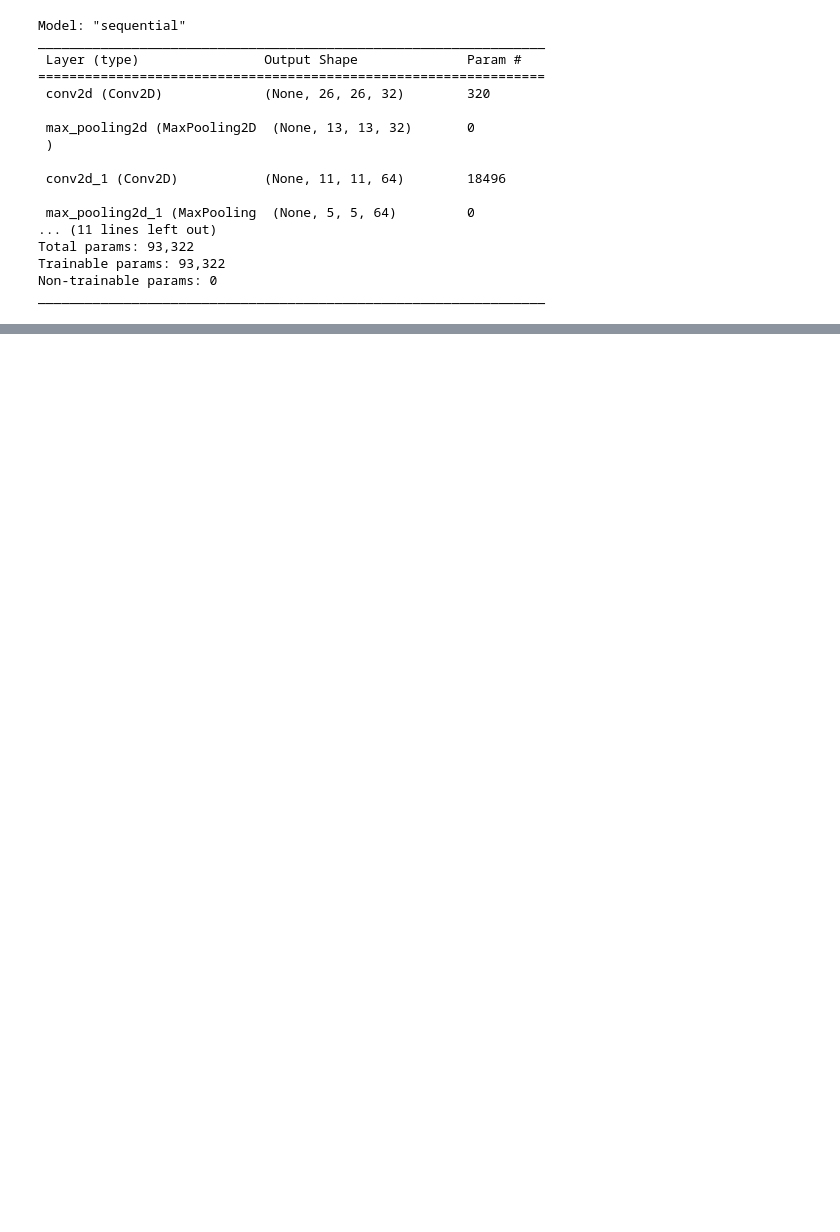
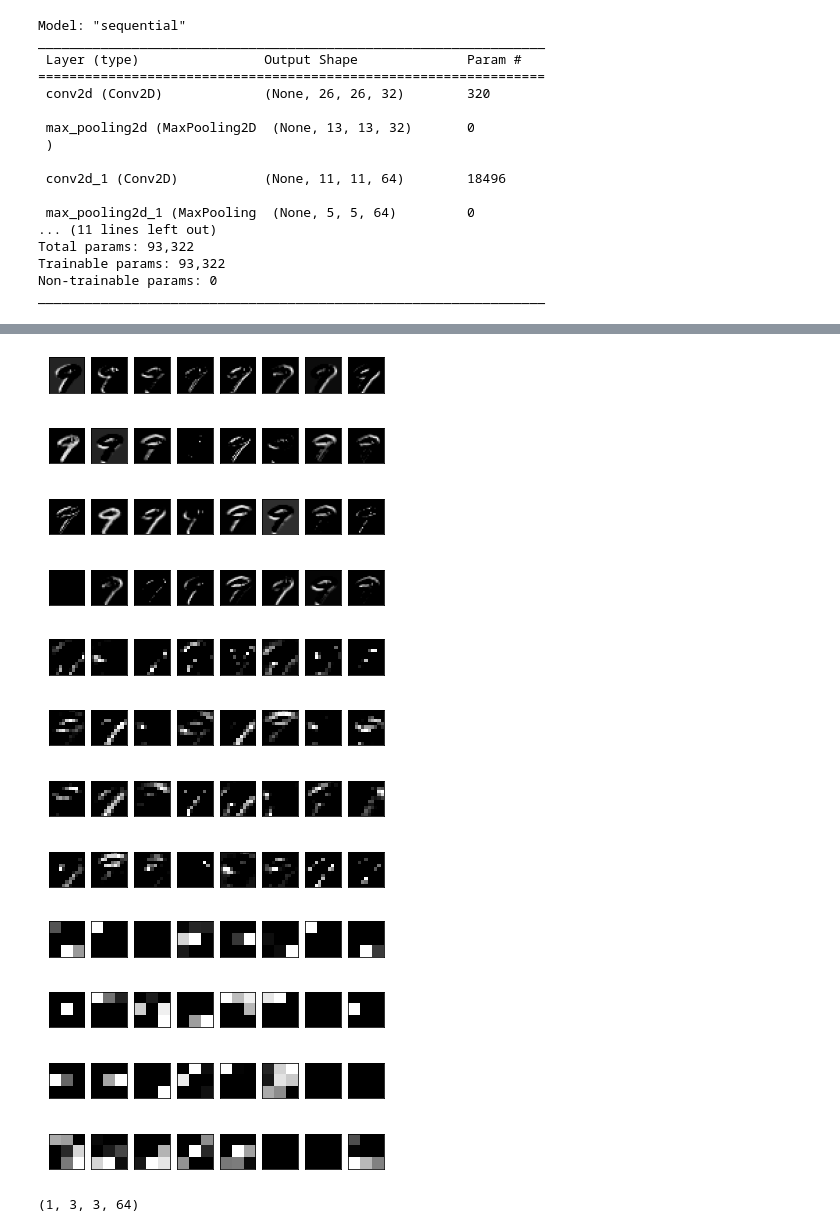
Before and after one commit to mplimonta/ICML, a Jupyter notebook: MNIST 2.ipynb, the cells around one changed output, grey strips where cells are left out. Saved outputs shown, nothing was run; the diff lists cells and outputs as text; code cells hidden in the pictures; blank space fills up the shorter version.

```diff
--- a/MNIST 2.ipynb
+++ b/MNIST 2.ipynb
@@ -71,0 +112,30 @@ model.evaluate(test_images, test_labels)[1]
+# %%
+conv_layer_index = [0, 2, 4]  #TO define a shorter model
+outputs = [model.layers[i].output for i in conv_layer_index]
+model_short = Model(inputs=model.inputs, outputs=outputs)
+#print(model_short.summary())
+
+#Input shape to the model is 224 x 224. SO resize input image to this shape.
+from tensorflow.keras.utils import load_img
+img = test_images[9] #VGG user 224 as input
+
+# expand dimensions to match the shape of model input
+img = np.expand_dims(img, axis=0)
+
+# Generate feature output by predicting on the input image
+feature_output = model_short.predict(img)
+
+
+columns = 8
+rows = 4
+for ftr in feature_output:
+    #pos = 1
+    fig=plt.figure(figsize=(6, 5))
+    for i in range(1, columns*rows +1):
+        fig =plt.subplot(rows, columns, i)
+        fig.set_xticks([])  #Turn off axis
+        fig.set_yticks([])
+        plt.imshow(ftr[0, :, :, i-1], cmap='gray')
+        #pos += 1
+    plt.show()
+# %% [output]
@@ -71,0 +143,7 @@ model.evaluate(test_images, test_labels)[1]
+[figure, added]
+[figure, added]
+[figure, added]
+# %%
+ftr.shape
+# %% [output]
+(1, 3, 3, 64)
```
Also changed, not shown: parts of 8 cells of this notebook, 2 other files.
